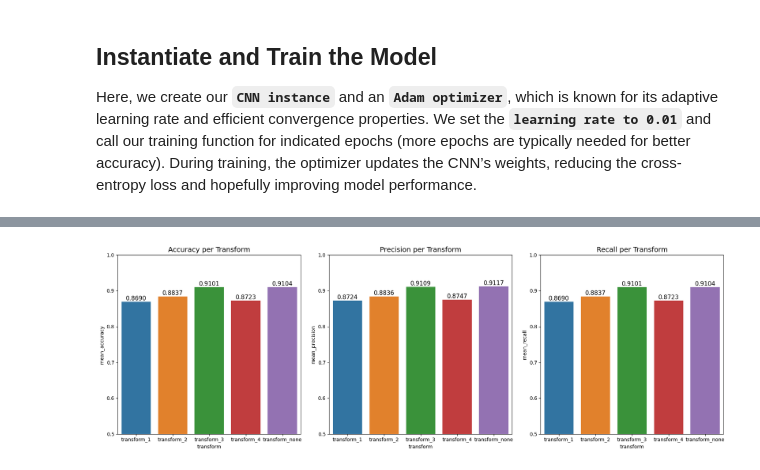
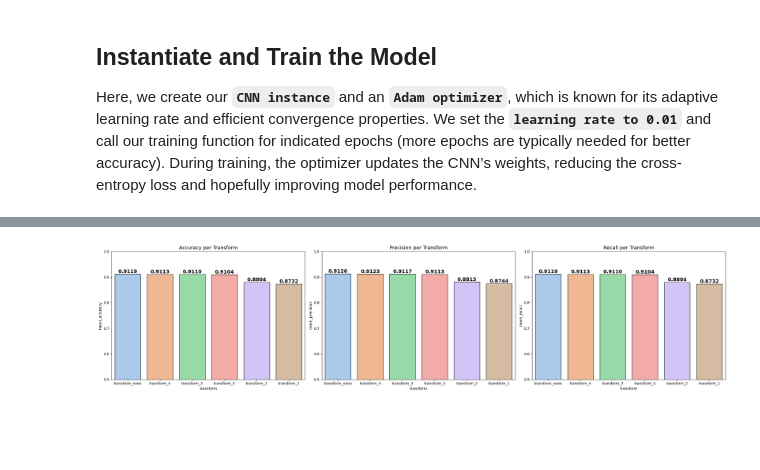
Before and after one commit to WasinYok/AutoTag-with-CNN, a Jupyter notebook: Cloth_tagging_with_CNN.ipynb, the cells around one changed output, grey strips where cells are left out. Drawn from its saved outputs; the diff is of its cells as text; code cells hidden in the pictures; blank space fills up the shorter version.

```diff
--- a/Cloth_tagging_with_CNN.ipynb
+++ b/Cloth_tagging_with_CNN.ipynb
@@ -499,19 +441,0 @@ We switch the model to evaluation mode using net.eval(), which disables training
-# %%
-# -------------------------
-# Evaluate on Test Set
-# -------------------------
-results = evaluate_model(net, dataloader_test, num_classes)
-
-print("Test Metrics")
-print("------------")
-print(f"Accuracy: {results['accuracy']:.4f}")
-print(f"Macro Precision: {results['precision_macro']:.4f}")
-print(f"Macro Recall: {results['recall_macro']:.4f}")
-
-print("\nPrecision (per class):")
-for class_name, prec_val in zip(classes, results["precision_per_class"]):
-    print(f"{class_name}: {prec_val:.4f}")
-
-print("\nRecall (per class):")
-for class_name, rec_val in zip(classes, results["recall_per_class"]):
-    print(f"{class_name}: {rec_val:.4f}")
@@ -708,24 +602,33 @@ df_summary
 # %%
-fig, axes = plt.subplots(1, 3, figsize=(18, 6))
+sns.set_palette("pastel")
+
+fig, axes = plt.subplots(1, 3, figsize=(25, 6))
 
 metrics = ["mean_accuracy", "mean_precision", "mean_recall"]
 titles = ["Accuracy per Transform", "Precision per Transform", "Recall per Transform"]
 
 for i, metric in enumerate(metrics):
     ax = axes[i]
 
-    sns.barplot(data=df_summary, x="transform", y=metric, hue="transform", ax=ax)
+    sns.barplot(
+        data= df_summary.sort_values(by=metric, ascending= False),
+        x= "transform",
+        y= metric,
+        hue= "transform",
+        ax= ax,
+        edgecolor= "black"  # Black border for bars
+)
 
     ax.set_ylim(0.5, 1.0)
 
     ax.set_title(titles[i], fontsize=14)
 
     for p in ax.patches:
         ax.annotate(f'{p.get_height():.4f}',
                     (p.get_x() + p.get_width() / 2., p.get_height()),
-                    ha='center', va='bottom', fontsize=12, color='black')
+                    ha='center', va='bottom', fontsize=14, color='black', weight= "bold")
 
 plt.tight_layout()
 plt.show()
 # %% [output]
-[figure, old version]
+[figure, new version]
```
Also changed, not shown: parts of 18 cells of this notebook, 3 other files.
